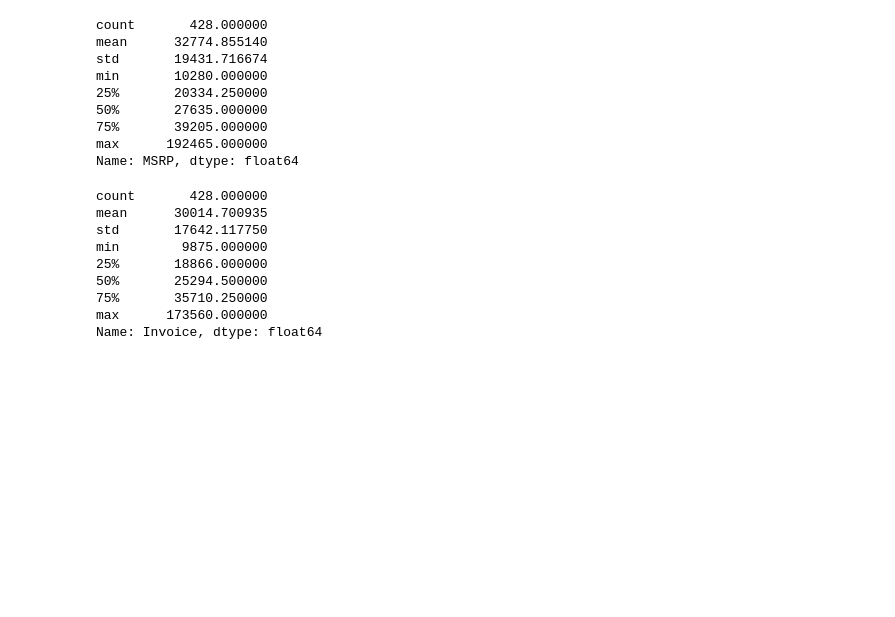
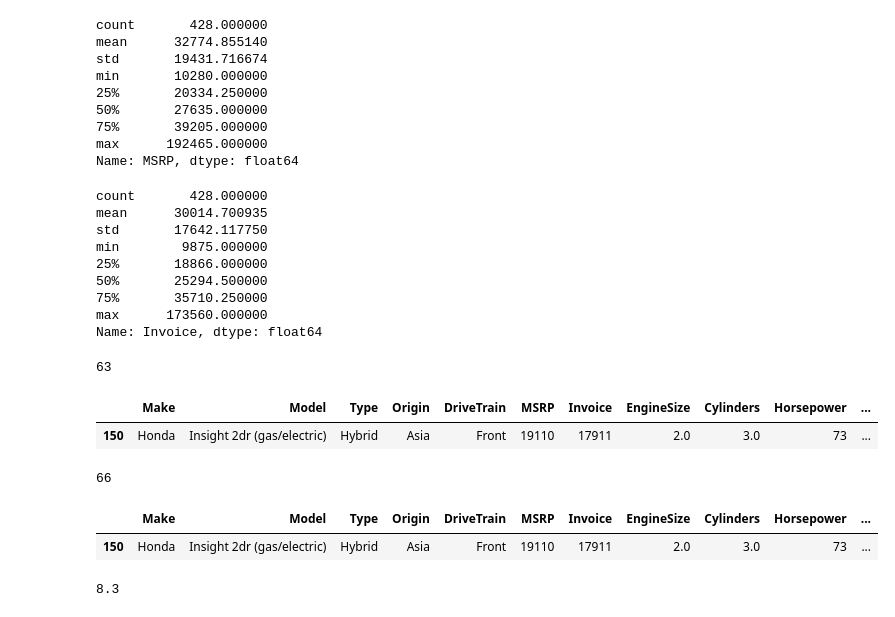
Before and after one commit to CikuKariuki/Cars, a Jupyter notebook: Cars Analysis.ipynb, the cells around one changed output. Drawn from its saved outputs; the diff is of its cells as text; code cells hidden in the pictures; blank space fills up the shorter version.

```diff
--- a/Cars Analysis.ipynb
+++ b/Cars Analysis.ipynb
@@ -191,3 +191,25 @@ min        9875.000000
 75%       35710.250000
 max      173560.000000
 Name: Invoice, dtype: float64
+# %%
+cars_data['MPG_City'].max()
+# %% [output]
+63
+# %%
+cars_data[cars_data['MPG_City'] == 63]
+# %% [output]
+|  | Make | Model | Type | Origin | DriveTrain | MSRP | Invoice | EngineSize | Cylinders | Horsepower | ... |
+| 150 | Honda | Insight 2dr (gas/electric) | Hybrid | Asia | Front | 19110 | 17911 | 2.0 | 3.0 | 73 | ... |
+# %%
+cars_data['MPG_Highway'].max()
+# %% [output]
+66
+# %%
+cars_data[cars_data['MPG_Highway'] == 66]
+# %% [output]
+|  | Make | Model | Type | Origin | DriveTrain | MSRP | Invoice | EngineSize | Cylinders | Horsepower | ... |
+| 150 | Honda | Insight 2dr (gas/electric) | Hybrid | Asia | Front | 19110 | 17911 | 2.0 | 3.0 | 73 | ... |
+# %%
+cars_data['EngineSize'].max()
+# %% [output]
+8.3
```
Also changed, not shown: parts of 8 cells of this notebook, 1 other file.
